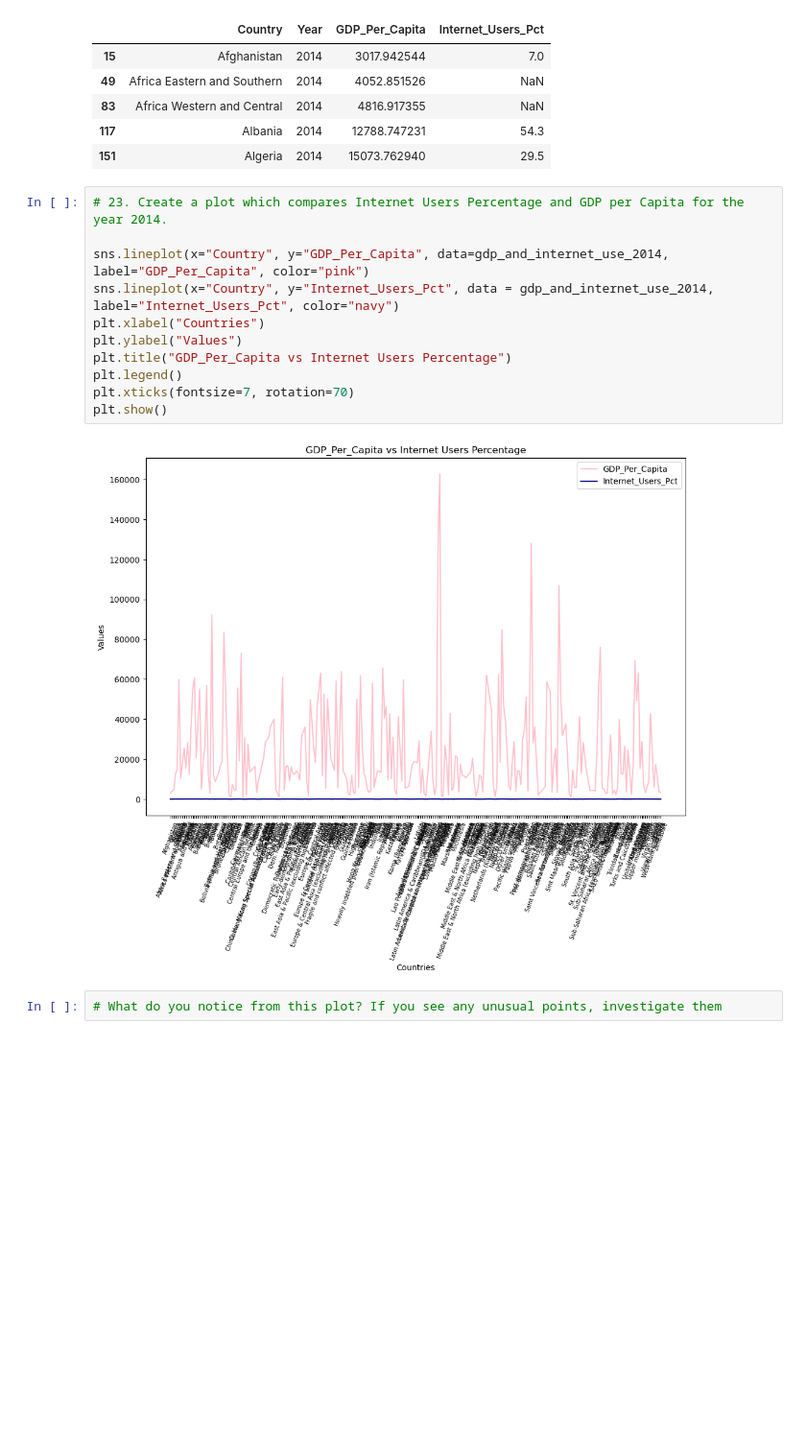
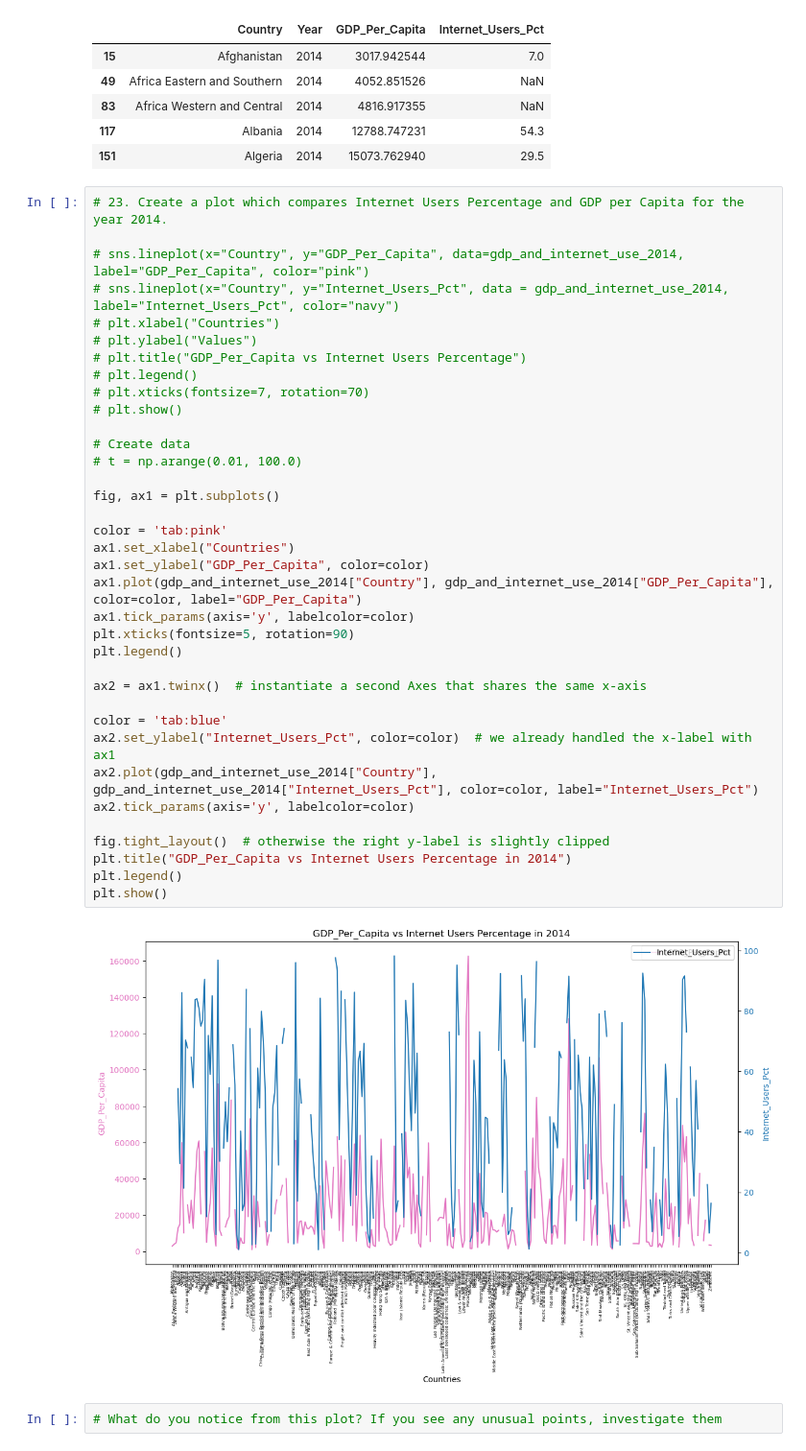
Before and after one commit to NSS-Data-Analytics-Cohort-16/da16-python-gdp-and-internet-use-analysis-janvimehendale, a Jupyter notebook: notebooks/gdp_internetuse.ipynb, the cells around one changed output. Shown at 96% size. Drawn from its saved outputs; the diff is of its cells as text; blank space fills up the shorter version.

```diff
--- a/notebooks/gdp_internetuse.ipynb
+++ b/notebooks/gdp_internetuse.ipynb
@@ -999,16 +1074,41 @@ gdp_and_internet_use_2014.head()
 # %%
 # 23. Create a plot which compares Internet Users Percentage and GDP per Capita for the year 2014.
 
-sns.lineplot(x="Country", y="GDP_Per_Capita", data=gdp_and_internet_use_2014, label="GDP_Per_Capita", color="pink")
-sns.lineplot(x="Country", y="Internet_Users_Pct", data = gdp_and_internet_use_2014, label="Internet_Users_Pct", color="navy")
-plt.xlabel("Countries")
-plt.ylabel("Values")
-plt.title("GDP_Per_Capita vs Internet Users Percentage")
+# sns.lineplot(x="Country", y="GDP_Per_Capita", data=gdp_and_internet_use_2014, label="GDP_Per_Capita", color="pink")
+# sns.lineplot(x="Country", y="Internet_Users_Pct", data = gdp_and_internet_use_2014, label="Internet_Users_Pct", color="navy")
+# plt.xlabel("Countries")
+# plt.ylabel("Values")
+# plt.title("GDP_Per_Capita vs Internet Users Percentage")
+# plt.legend()
+# plt.xticks(fontsize=7, rotation=70)
+# plt.show()
+
+# Create data
+# t = np.arange(0.01, 100.0)
+
+fig, ax1 = plt.subplots()
+
+color = 'tab:pink'
+ax1.set_xlabel("Countries")
+ax1.set_ylabel("GDP_Per_Capita", color=color)
+ax1.plot(gdp_and_internet_use_2014["Country"], gdp_and_internet_use_2014["GDP_Per_Capita"], color=color, label="GDP_Per_Capita")
+ax1.tick_params(axis='y', labelcolor=color)
+plt.xticks(fontsize=5, rotation=90)
 plt.legend()
-plt.xticks(fontsize=7, rotation=70)
+
+ax2 = ax1.twinx()  # instantiate a second Axes that shares the same x-axis
+
+color = 'tab:blue'
+ax2.set_ylabel("Internet_Users_Pct", color=color)  # we already handled the x-label with ax1
+ax2.plot(gdp_and_internet_use_2014["Country"], gdp_and_internet_use_2014["Internet_Users_Pct"], color=color, label="Internet_Users_Pct")
+ax2.tick_params(axis='y', labelcolor=color)
+
+fig.tight_layout()  # otherwise the right y-label is slightly clipped
+plt.title("GDP_Per_Capita vs Internet Users Percentage in 2014")
+plt.legend()
 plt.show()
 # %% [output]
-[figure, old version]
+[figure, new version]
 # %%
 # What do you notice from this plot? If you see any unusual points, investigate them
 # %% [markdown]
```
Also changed, not shown: parts of 13 cells of this notebook.
